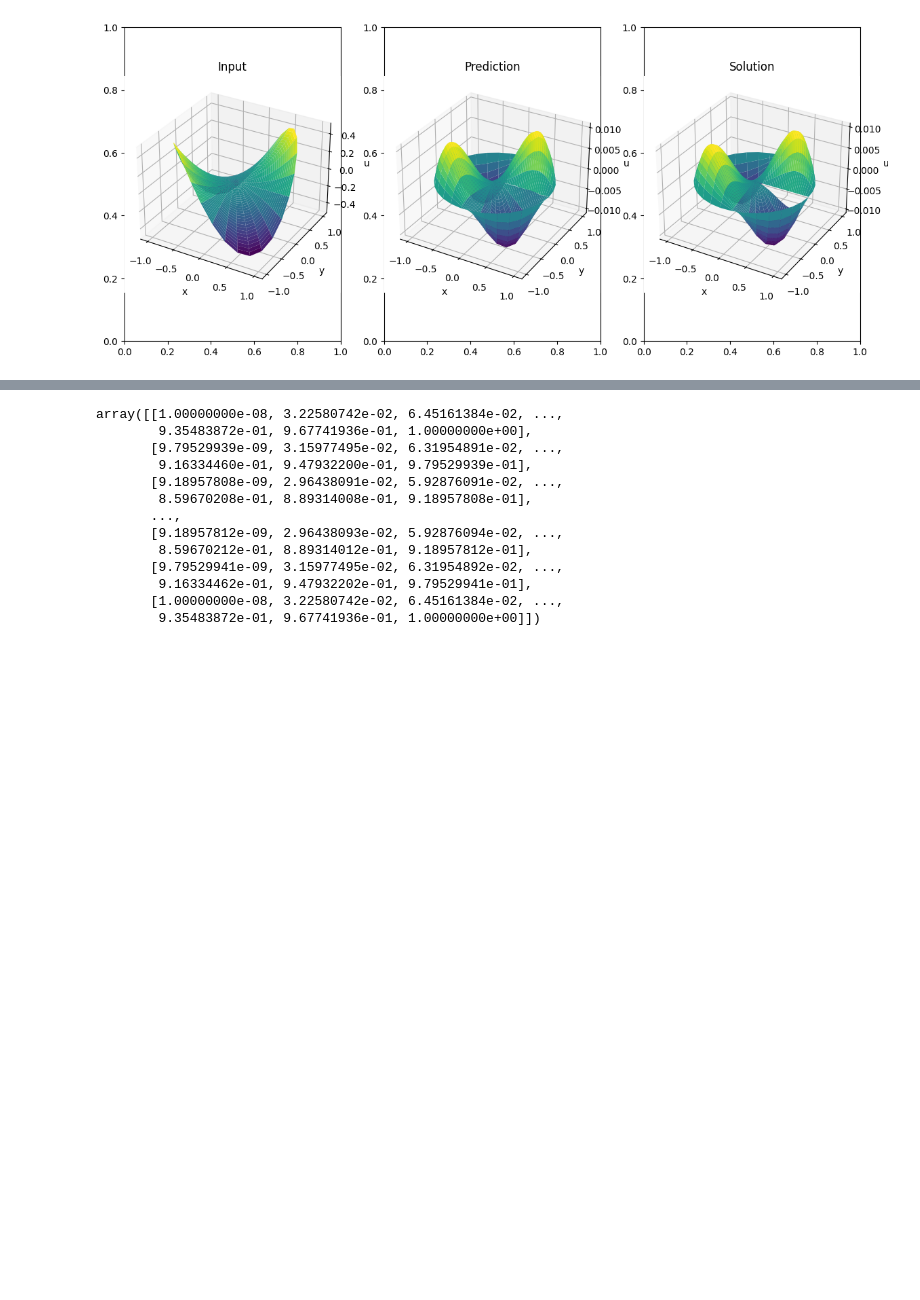
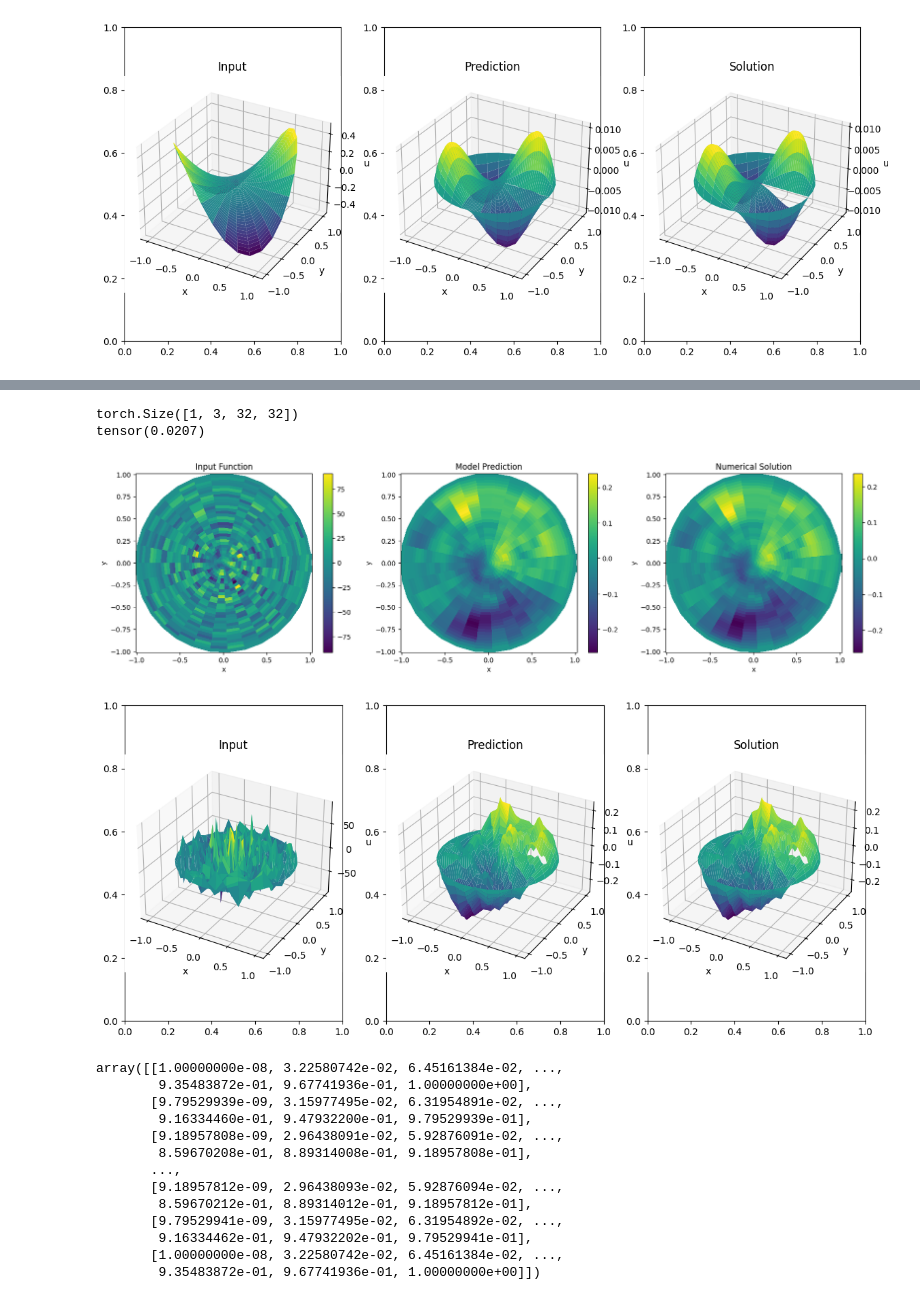
Before and after one commit to frasermartinx/MScProject, a Jupyter notebook: code/plot_visualizer.ipynb, the cells around one changed output, grey strips where cells are left out. Cells and saved outputs as stored; diff of their text form; code cells hidden in the pictures; blank space fills up the shorter version.

Commit message:
Up and running with rotations, I want to rt w ij

```diff
--- a/code/plot_visualizer.ipynb
+++ b/code/plot_visualizer.ipynb
@@ -402,3 +342,31 @@ tensor(11.9843)
+# %%
+#rotations
+print(sample.shape)
+n_theta = sample.size(-1)
+sample = torch.roll(sample,shifts = n_theta//4, dims = 2)
+solution = torch.roll(solution,shifts = n_theta//4, dims = 2)
+
+
+#preprocessing
+out = [model_list[i](sample) for i in range(M)]
+out = [torch.tensor(output_encoder.inverse_transform(out[i].detach().cpu())).to(device) for i in range(M)]
+
+#var on model scale
+mu_seen = torch.mean(torch.stack([out[i] for i in range(M)]),dim=0).to(device)
+var_seen = (torch.mean(torch.stack([torch.square(out[i] - mu_seen) for i in range(M)],dim=0), dim = 0))
+
+
+print(train_loss(mu_seen,solution))
+
+
+
+plotter(input_encoder.inverse_transform(sample)[0,0,:,:],mu_seen[0,0,:,:], solution[0,0,:,:], r_range, theta_range)
+plotter_3D(input_encoder.inverse_transform(test_loader.dataset[i][0].unsqueeze(0))[0,0,:,:],mu_seen[0,0,:,:], solution[0,0,:,:], r_range, theta_range)
+# %% [output]
+torch.Size([1, 3, 32, 32])
+tensor(0.0207)
+[figure, added]
+[figure, added]
 # %%
 X,Y = R*np.cos(Theta), R*np.sin(Theta)
 model = FNO2D(n_modes= 12, hidden_channels=64,in_ch=3,non_linearity=F.gelu)
```
Also changed, not shown: parts of 2 cells of this notebook.
